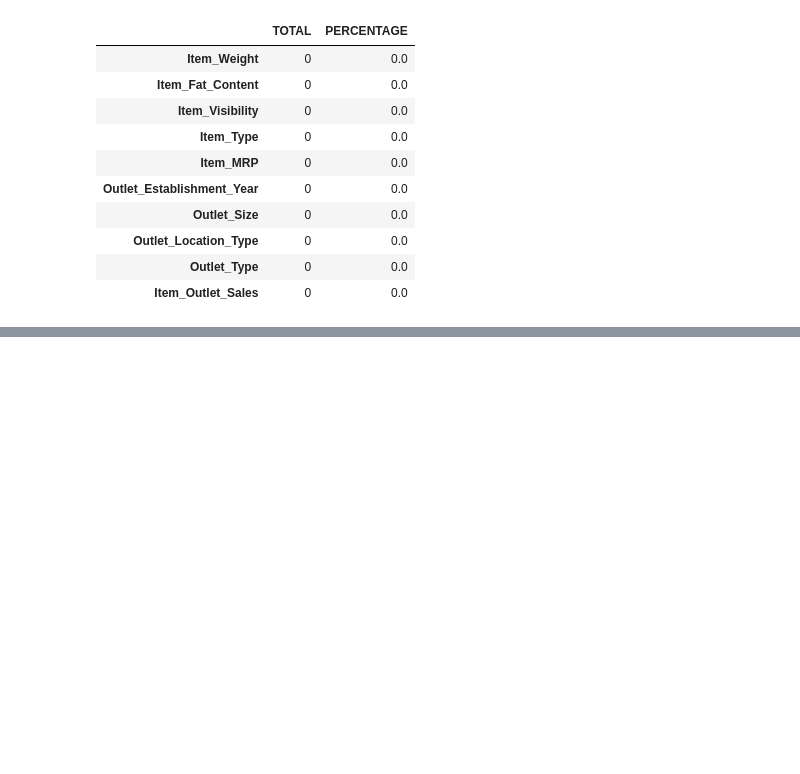
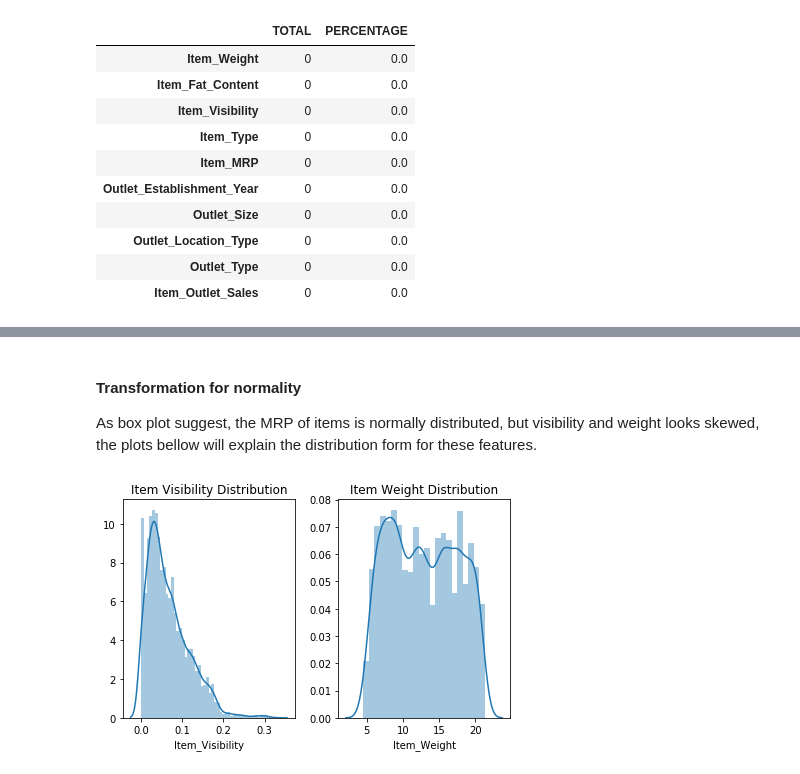
Before and after one commit to Bielos/BigMartSales, a Jupyter notebook: Big Mart Sales analysis and modeling.ipynb, the cells around one changed output, grey strips where cells are left out. Drawn from its saved outputs; the diff is of its cells as text; code cells hidden in the pictures; blank space fills up the shorter version.

```diff
--- a/Big Mart Sales analysis and modeling.ipynb
+++ b/Big Mart Sales analysis and modeling.ipynb
@@ -334,0 +322,20 @@ get_missing_data_table(df)
+# %% [markdown]
+#### Transformation for normality
+As box plot suggest, the MRP of items is normally distributed, but visibility and weight looks skewed, the plots bellow will explain the distribution form for these features.
+# %%
+import matplotlib.pyplot as plt
+import seaborn as sns
+
+fig = plt.figure()
+ax = fig.add_subplot(1,2,1)
+sns.distplot(df['Item_Visibility'], ax=ax)
+ax.set(title='Item Visibility Distribution')
+
+ax = fig.add_subplot(1,2,2)
+sns.distplot(df['Item_Weight'], ax=ax)
+ax.set(title='Item Weight Distribution')
+
+fig.tight_layout()
+plt.show()
+# %% [output]
+[figure, added]
```
Also changed, not shown: parts of 45 cells of this notebook, 1 other file.
